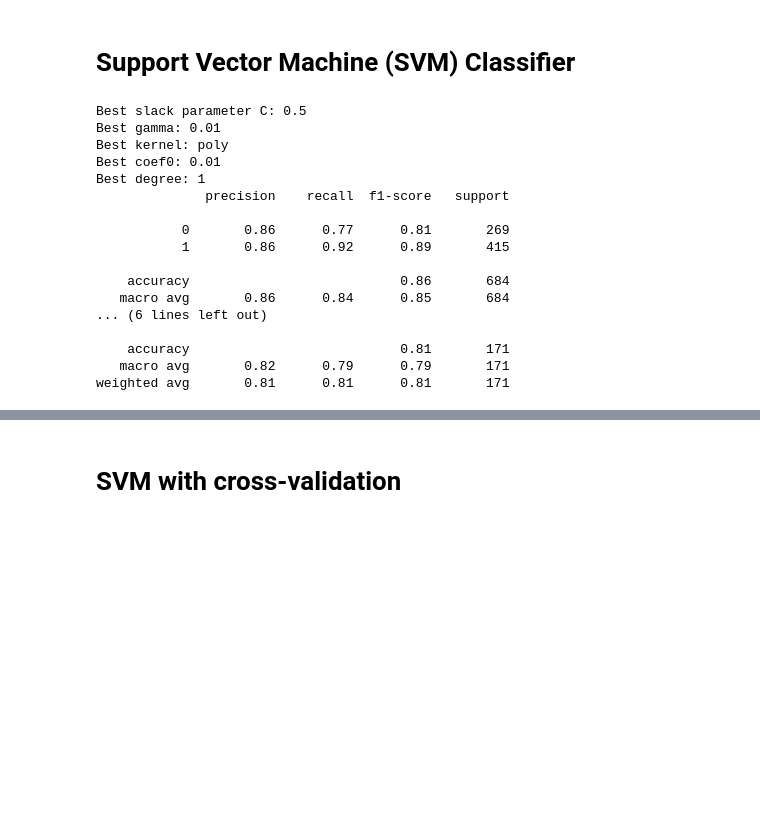
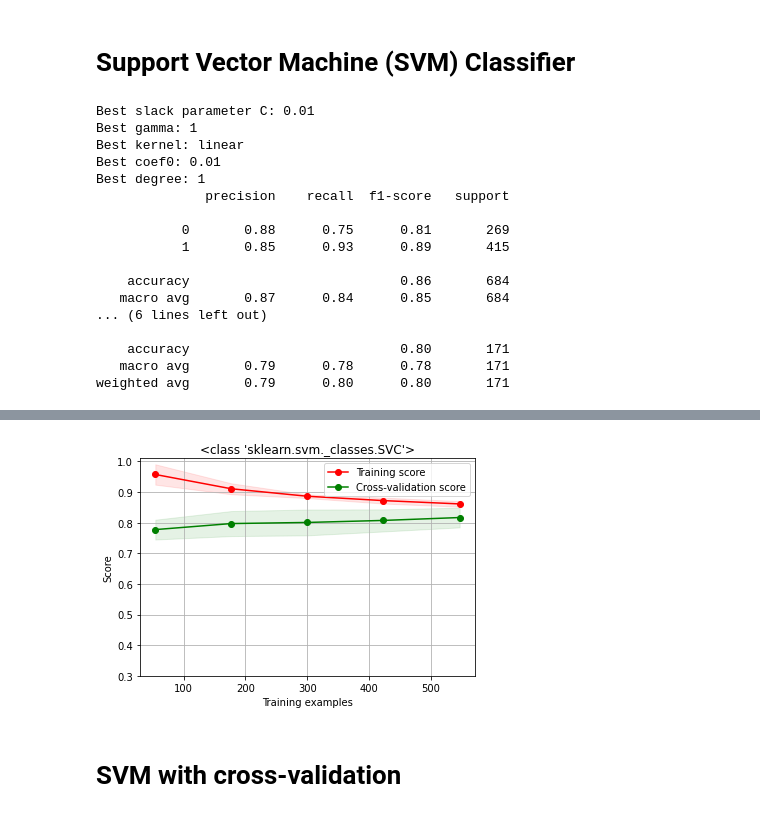
Before and after one commit to annawalstra/TM10007_Group5, a Jupyter notebook: assignment.ipynb, the cells around one changed output, grey strips where cells are left out. Drawn from its saved outputs; the diff is of its cells as text; code cells hidden in the pictures; blank space fills up the shorter version.

```diff
--- a/assignment.ipynb
+++ b/assignment.ipynb
@@ -498,21 +495,28 @@ print(classification_report(Y_train, y_pred_train))
 # Classification report (test data)
 y_pred_test = clf.predict(X_test_pca)
 print(classification_report(Y_test, y_pred_test))
+
+# Learning curve
+plt.show()
+title = str(type(clf))
+fig, ax = plt.subplots()
+cv = ShuffleSplit(n_splits=10, test_size=0.2, random_state=0)
+plot_learning_curve(clf, title, X_train_pca, Y_train, ax, ylim=(0.3, 1.01), cv=cv)
 # %% [output]
-Best slack parameter C: 0.5
-Best gamma: 0.01
-Best kernel: poly
+Best slack parameter C: 0.01
+Best gamma: 1
+Best kernel: linear
 Best coef0: 0.01
 Best degree: 1
               precision    recall  f1-score   support
 
-           0       0.86      0.77      0.81       269
-           1       0.86      0.92      0.89       415
+           0       0.88      0.75      0.81       269
+           1       0.85      0.93      0.89       415
 
     accuracy                           0.86       684
-   macro avg       0.86      0.84      0.85       684
+   macro avg       0.87      0.84      0.85       684
 ... (6 lines left out)
 
-    accuracy                           0.81       171
-   macro avg       0.82      0.79      0.79       171
-weighted avg       0.81      0.81      0.81       171
+    accuracy                           0.80       171
+   macro avg       0.79      0.78      0.78       171
+weighted avg       0.79      0.80      0.80       171
@@ -519,3 +524,4 @@ weighted avg       0.81      0.81      0.81       171
+[figure, added]
 # %% [markdown]
 # SVM with cross-validation
 # %%
```
Also changed, not shown: parts of 6 cells of this notebook.
